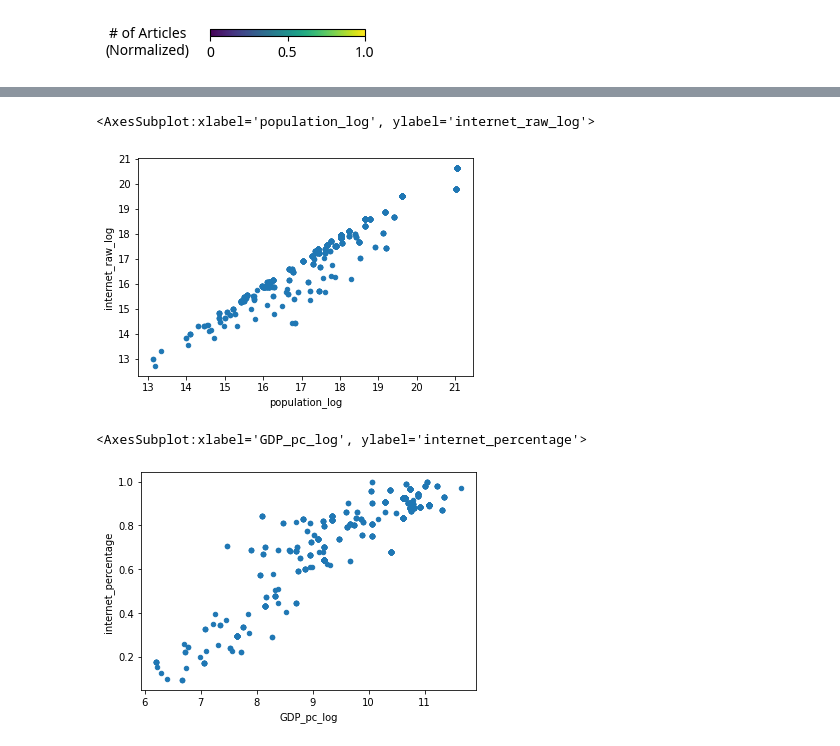
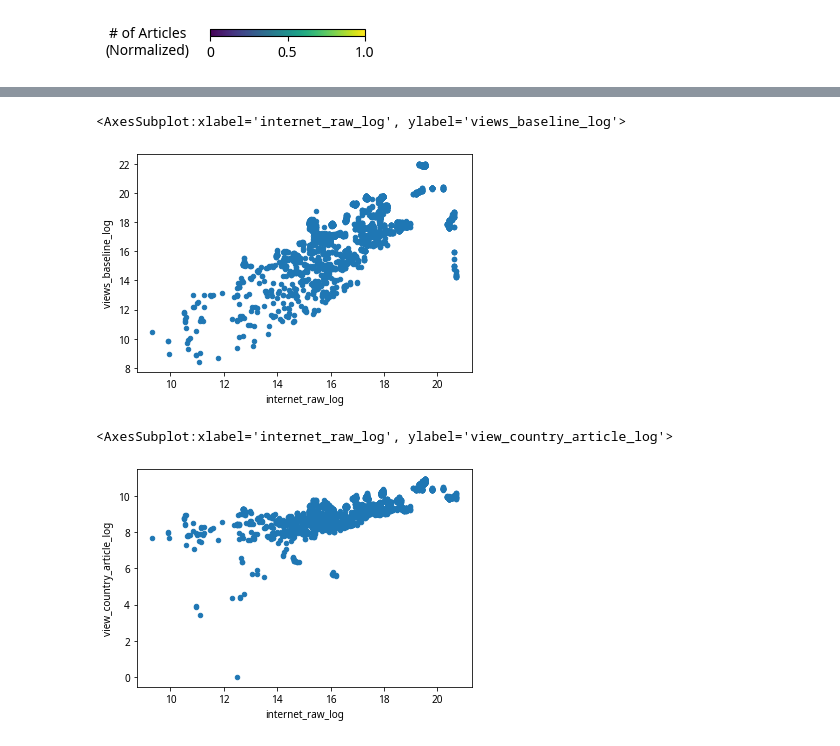
Before and after one commit to ruptho/wiki-event-bias, a Jupyter notebook: plot_metrics.ipynb, the cells around one changed output, grey strips where cells are left out. Saved outputs shown, nothing was run; the diff lists cells and outputs as text; code cells hidden in the pictures.

Commit message:
add output code for internet literacy

```diff
--- a/plot_metrics.ipynb
+++ b/plot_metrics.ipynb
@@ -101,5 +98,5 @@ from statsmodels.stats.outliers_influence import variance_inflation_factor
 # %%
-df_population = df_crawled[df_crawled.code=='en'][['country', 'year', 'population', 'views_baseline', 'view_country_article', 'GDP_pc']].drop_duplicates()
+df_population = df_crawled[df_crawled.code == 'en'][['code', 'country', 'year', 'population', 'views_baseline', 'view_country_article', 'GDP_pc']].drop_duplicates()
 df_population['population_log'] = np.log(df_population.population)
 df_population['views_baseline_log'] = np.log1p(df_population.views_baseline)
 df_population['view_country_article_log'] = np.log1p(df_population.view_country_article)
@@ -227,10 +126,10 @@ vif_df
 # %%
-df_population[(df_population.year == 2019) & (df_population.views_baseline_log > 0)].plot.scatter(x='population_log', y='internet_raw_log')
+df_population.plot.scatter(x='internet_raw_log', y='views_baseline_log')
 # %% [output]
-<AxesSubplot:xlabel='population_log', ylabel='internet_raw_log'>
+<AxesSubplot:xlabel='internet_raw_log', ylabel='views_baseline_log'>
-[figure, old version]
+[figure, new version]
 # %%
-df_population[(df_population.year == 2019) & (df_population.views_baseline_log > 0)].plot.scatter(x='GDP_pc_log', y='internet_percentage')
+df_population.plot.scatter(x='internet_raw_log', y='view_country_article_log')
 # %% [output]
-<AxesSubplot:xlabel='GDP_pc_log', ylabel='internet_percentage'>
+<AxesSubplot:xlabel='internet_raw_log', ylabel='view_country_article_log'>
-[figure, old version]
+[figure, new version]
```
Also changed, not shown: parts of 11 cells of this notebook.
